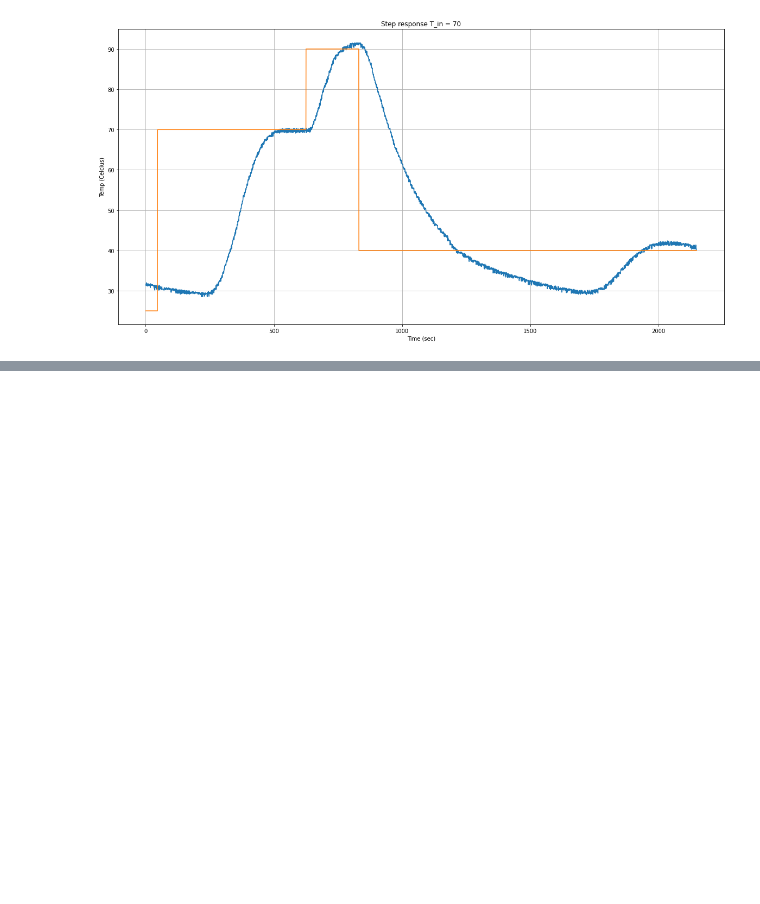
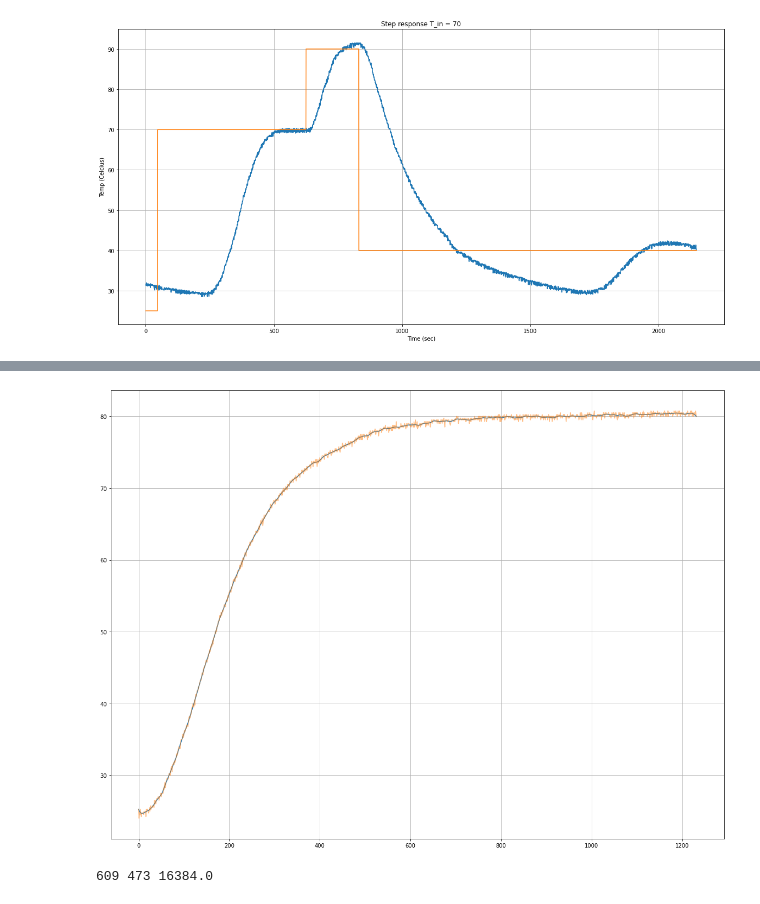
Before and after one commit to Hillerr/-climatic_chamber, a Jupyter notebook: chamber_sys.ipynb, the cells around one changed output, grey strips where cells are left out. Saved outputs shown, nothing was run; the diff lists cells and outputs as text; code cells hidden in the pictures; blank space fills up the shorter version.

```diff
--- a/chamber_sys.ipynb
+++ b/chamber_sys.ipynb
@@ -270,0 +290,48 @@ plt.grid()
+# %%
+import numpy as np
+from scipy.signal import butter,filtfilt
+# Filter requirements.
+
+T = x_50dt[-1]        # Sample Period
+fs = 1      # sample rate, Hz
+cutoff = .05     # desired cutoff frequency of the filter, Hz ,      slightly higher than actual 1.2 Hz
+nyq = 0.5 * fs  # Nyquist Frequency
+order = 2       # sin wave can be approx represented as quadratic
+n = int(T * fs) # total number of samples
+
+def butter_lowpass_filter(data, cutoff, fs, order):
+    normal_cutoff = cutoff / nyq
+    # Get the filter coefficients
+    b, a = butter(order, normal_cutoff, btype='low', analog=False)
+    y = filtfilt(b, a, data)
+    return y
+
+y = butter_lowpass_filter(y_50dt, cutoff, fs, order)
+plt.figure(figsize=(20, 15))
+plt.plot(x_50dt, y)
+plt.plot(x_50dt,y_50dt, alpha=.5)
+plt.grid()
+plt.show()
+# %% [output]
+[figure, added]
+# %%
+max_y = max(y)
+
+time = 0
+for i in y:
+    if i >= 0.98*max_y:
+        tr_2 = time
+        break
+    time += 1
+
+time = 0
+
+for i in y:
+    if i >= 0.95*max_y:
+        tr_5 = time
+        break
+    time += 1
+
+print(tr_2, tr_5, 65536/4)
+# %% [output]
+609 473 16384.0
```
Also changed, not shown: parts of 15 cells of this notebook, 29 other files.
